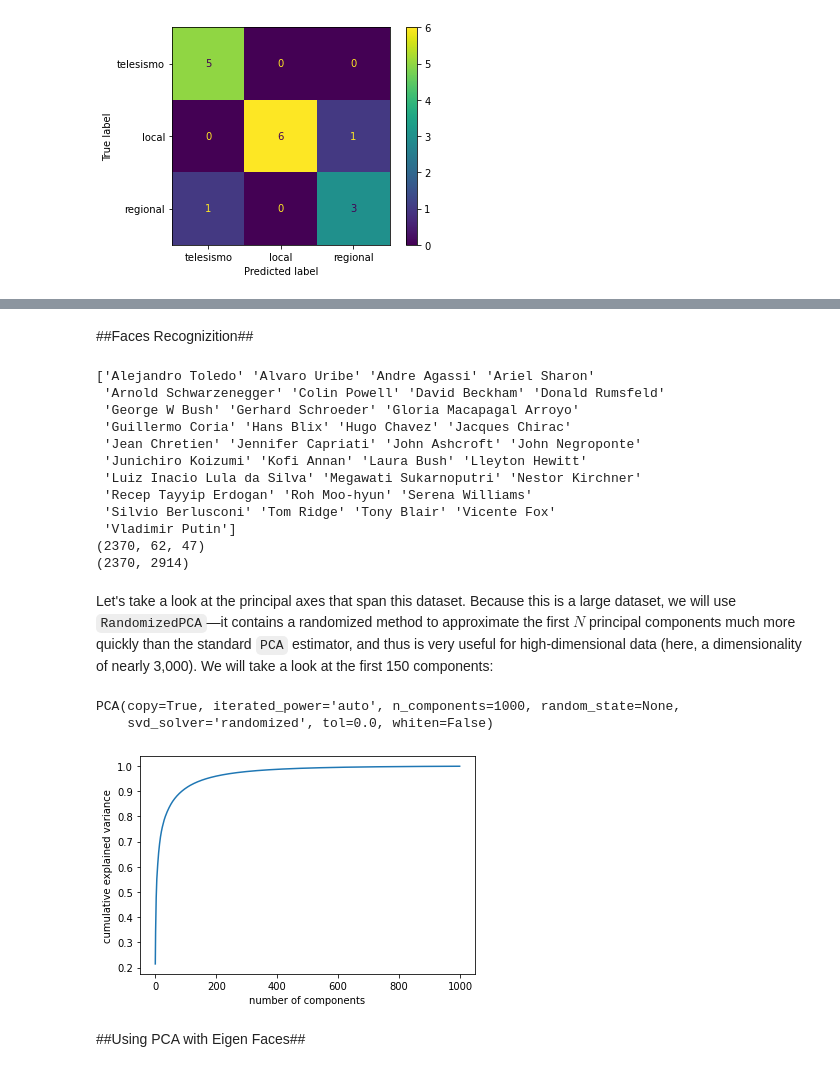
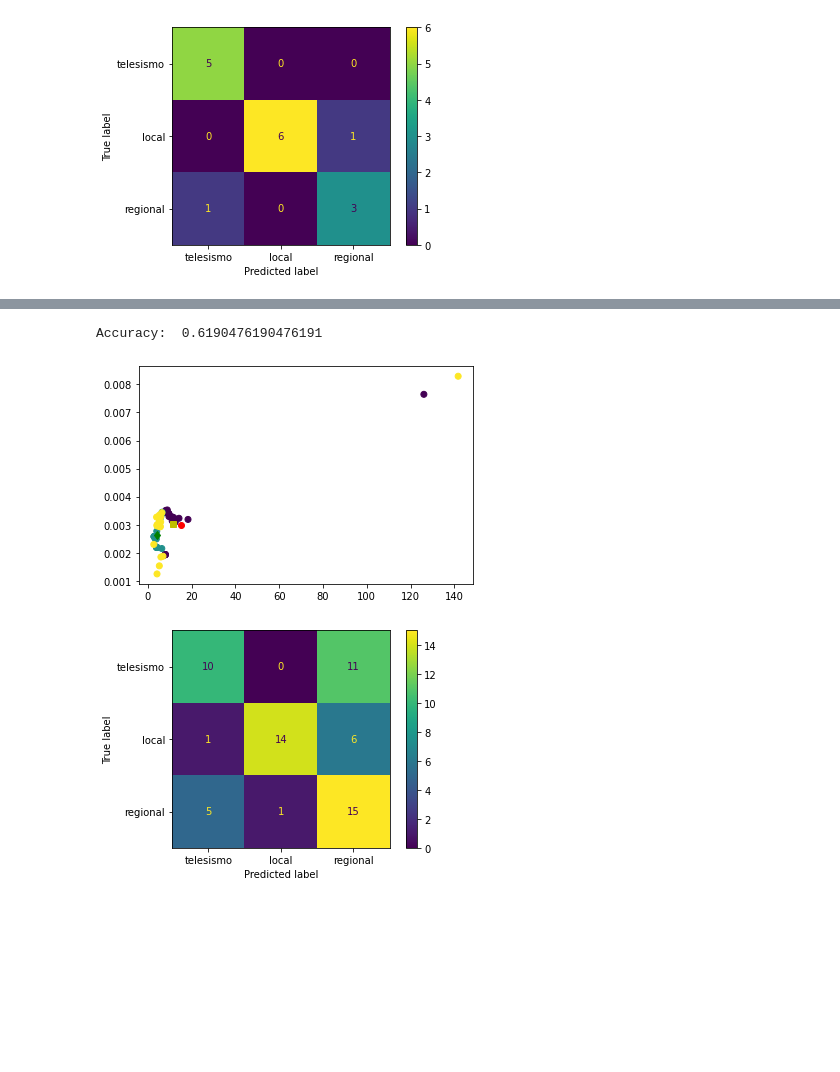
Before and after one commit to ManuelBothert/Miniproyecto-2-TSIII, a Jupyter notebook: MiniProyecto2.ipynb, the cells around one changed output, grey strips where cells are left out. Drawn from its saved outputs; the diff is of its cells as text; code cells hidden in the pictures; blank space fills up the shorter version.

```diff
--- a/MiniProyecto2.ipynb
+++ b/MiniProyecto2.ipynb
@@ -284,40 +258,0 @@ Accuracy:  0.5396825396825397
-# %% [markdown]
-##Faces Recognizition##
-# %%
-from sklearn.datasets import fetch_lfw_people
-faces = fetch_lfw_people(min_faces_per_person=30)
-print(faces.target_names)
-print(faces.images.shape)
-print(faces.data.shape)
-# %% [output]
-['Alejandro Toledo' 'Alvaro Uribe' 'Andre Agassi' 'Ariel Sharon'
- 'Arnold Schwarzenegger' 'Colin Powell' 'David Beckham' 'Donald Rumsfeld'
- 'George W Bush' 'Gerhard Schroeder' 'Gloria Macapagal Arroyo'
- 'Guillermo Coria' 'Hans Blix' 'Hugo Chavez' 'Jacques Chirac'
- 'Jean Chretien' 'Jennifer Capriati' 'John Ashcroft' 'John Negroponte'
- 'Junichiro Koizumi' 'Kofi Annan' 'Laura Bush' 'Lleyton Hewitt'
- 'Luiz Inacio Lula da Silva' 'Megawati Sukarnoputri' 'Nestor Kirchner'
- 'Recep Tayyip Erdogan' 'Roh Moo-hyun' 'Serena Williams'
- 'Silvio Berlusconi' 'Tom Ridge' 'Tony Blair' 'Vicente Fox'
- 'Vladimir Putin']
-(2370, 62, 47)
-(2370, 2914)
-# %% [markdown]
-Let's take a look at the principal axes that span this dataset.
-Because this is a large dataset, we will use ``RandomizedPCA``—it contains a randomized method to approximate the first $N$ principal components much more quickly than the standard ``PCA`` estimator, and thus is very useful for high-dimensional data (here, a dimensionality of nearly 3,000).
-We will take a look at the first 150 components:
-# %%
-pca = PCA(n_components = 1000, svd_solver='randomized')
-pca.fit(faces.data)
-# %% [output]
-PCA(copy=True, iterated_power='auto', n_components=1000, random_state=None,
-    svd_solver='randomized', tol=0.0, whiten=False)
-# %%
-plt.plot(np.cumsum(pca.explained_variance_ratio_))
-#plt.vlines(83,0.,1.,colors='y')
-plt.xlabel('number of components')
-plt.ylabel('cumulative explained variance');
-# %% [output]
-[figure, removed]
-# %% [markdown]
-##Using PCA with Eigen Faces##
@@ -330,0 +259,8 @@ projected = pca.inverse_transform(components)
+# %%
+X = dataSismo[:, 2:4]
+t = np.array(Tags)
+Bayessian_Regression(X, t)
+# %% [output]
+Accuracy:  0.6190476190476191
+[figure, added]
+[figure, added]
```
Also changed, not shown: parts of 24 cells of this notebook.
